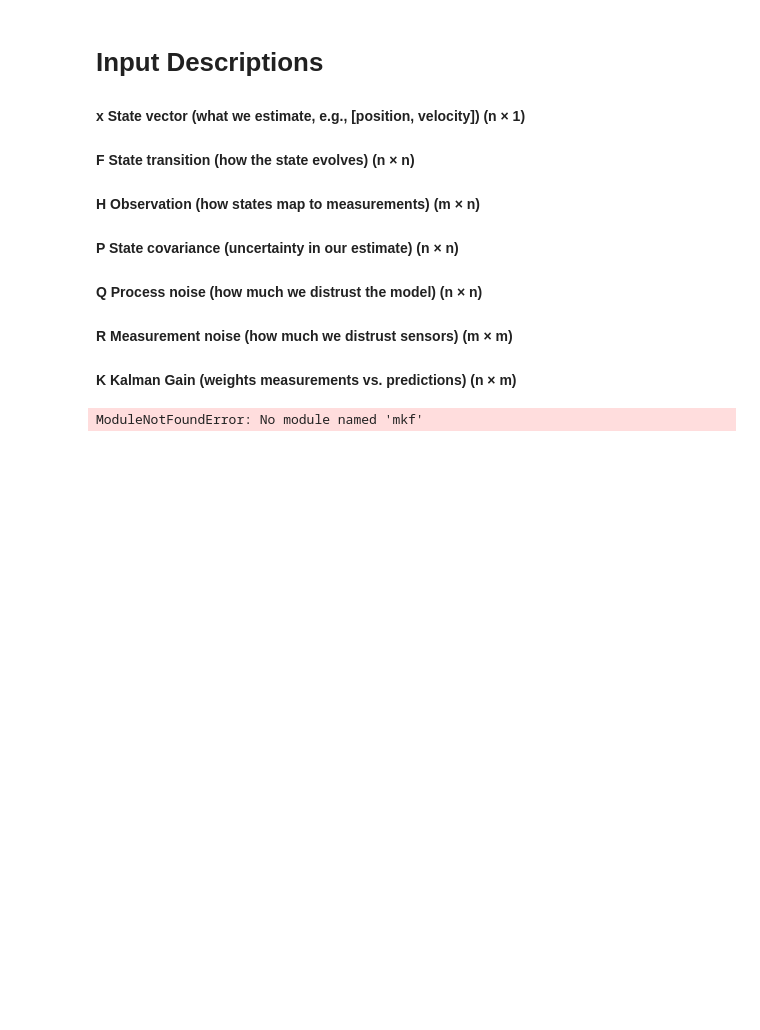
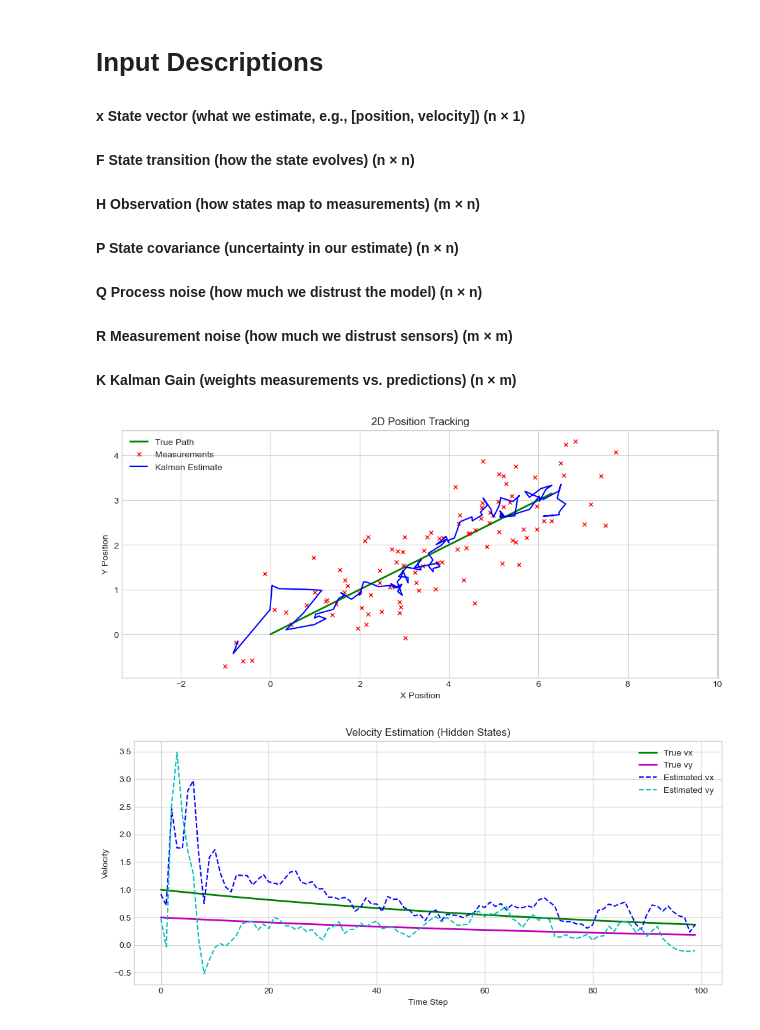
Before and after one commit to sidsomani2005/Kalman-Filter, a Jupyter notebook: filters/notebooks/multivar_kalman_filter.ipynb, the cells around one changed output. Drawn from its saved outputs; the diff is of its cells as text; code cells hidden in the pictures; blank space fills up the shorter version.

Commit message:
mv kalman filter

```diff
--- a/filters/notebooks/multivar_kalman_filter.ipynb
+++ b/filters/notebooks/multivar_kalman_filter.ipynb
@@ -53,9 +51,37 @@ x0 = np.array([0, 0, 1, 0.5])
 # %%
-# import sys
-# import os
+from mkf import MultivariateKalmanFilter
 
-# sys.path.append(os.path.abspath('../../filters/implementations'))
+kf = MultivariateKalmanFilter(F, H, Q, R, P, x0)
 
-from mkf import MultivariateKalmanFilter
+estimates = []
+
+for z in measurements:
+    kf.predict()
+    estimates.append(kf.update(z))
+estimates = np.array(estimates)
-# %% [output]
-ModuleNotFoundError: No module named 'mkf'
+# %%
+plt.figure(figsize=(12, 5))
+plt.plot(true_states[:, 0], true_states[:, 1], 'g-', label='True Path', linewidth=2)
+plt.plot(measurements[:, 0], measurements[:, 1], 'rx', label='Measurements', markersize=4)
+plt.plot(estimates[:, 0], estimates[:, 1], 'b-', label='Kalman Estimate')
+plt.title("2D Position Tracking")
+plt.xlabel("X Position")
+plt.ylabel("Y Position")
+plt.legend()
+plt.axis('equal')
+plt.show()
+
+# Plot velocity estimates (hidden states)
+plt.figure(figsize=(12, 5))
+plt.plot(true_states[:, 2], 'g-', label='True vx', linewidth=2)
+plt.plot(true_states[:, 3], 'm-', label='True vy', linewidth=2)
+plt.plot(estimates[:, 2], 'b--', label='Estimated vx')
+plt.plot(estimates[:, 3], 'c--', label='Estimated vy')
+plt.title("Velocity Estimation (Hidden States)")
+plt.xlabel("Time Step")
+plt.ylabel("Velocity")
+plt.legend()
+plt.show()
+# %% [output]
+[figure, added]
+[figure, added]
```
Also changed, not shown: parts of 1 cell of this notebook, 1 other file.
